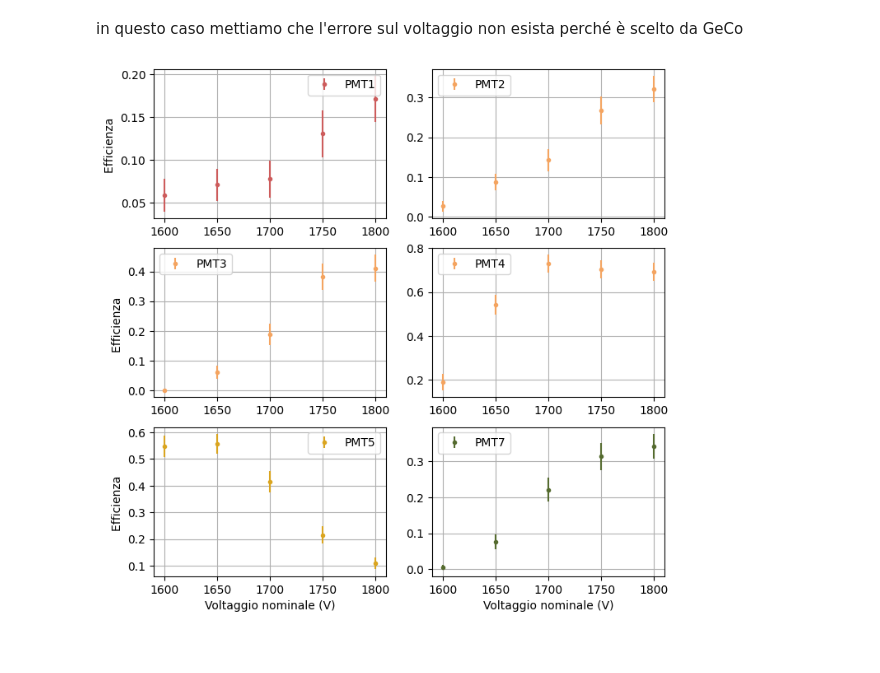
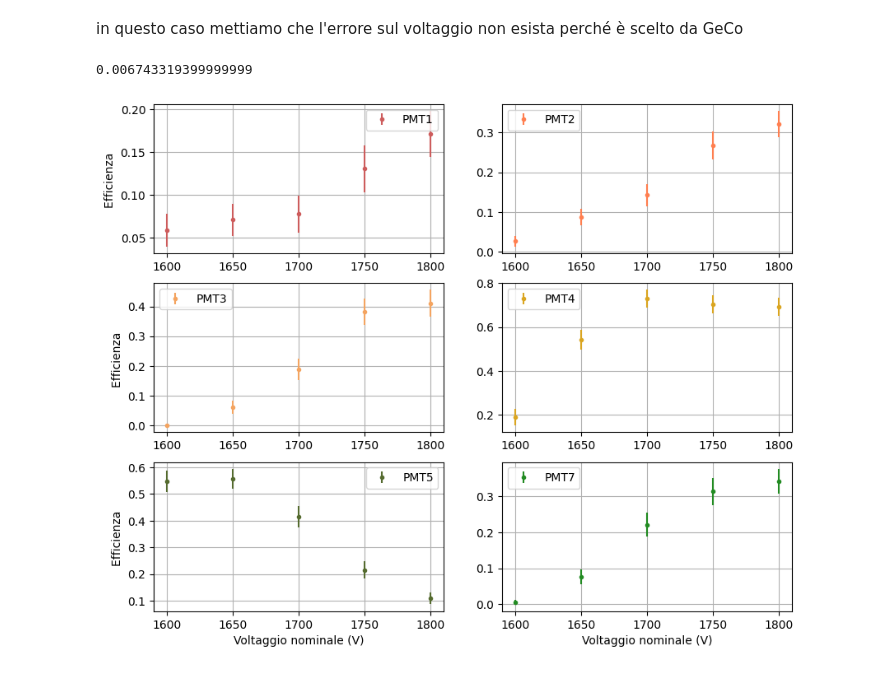
Before and after one commit to JuliaFavaro/Lab-Fund-Int, a Jupyter notebook: MuLife/Calcoli_veloci.ipynb, the cells around one changed output. Saved outputs shown, nothing was run; the diff lists cells and outputs as text; code cells hidden in the pictures.

```diff
--- a/MuLife/Calcoli_veloci.ipynb
+++ b/MuLife/Calcoli_veloci.ipynb
@@ -245,6 +263,10 @@ error7=np.sqrt(triple_7)
 # %%
 counts_acc= 743*1973*(2*len_segnale-2*2e-9)/10 #coincidenza minima di 2ns
 sigma_counts_acc=np.sqrt((np.sqrt(743)*1973)**2+(743*np.sqrt(1973))**2)*(2*len_segnale-2*2e-9)/10
+print(counts_acc)
+
+counts_acc1= 2335*917*(2*len_segnale-2*2e-9)/10 #coincidenza minima di 2ns
+sigma_counts_acc1=np.sqrt((np.sqrt(2335)*917)**2+(2335*np.sqrt(917))**2)*(2*len_segnale-2*2e-9)/10
 
 eff_1=triple_1/(doppie_3_4-counts_acc)
 error_eff1=sigma_eff(triple_1, doppie_3_4, counts_acc, sigma_counts_acc)
@@ -252,14 +274,16 @@ eff_2=triple_2/(doppie_3_4-counts_acc)
 error_eff2=sigma_eff(triple_2, doppie_3_4, counts_acc, sigma_counts_acc)
 
 eff_3=triple_3/(doppie_5_7-counts_acc)
-error_eff3=sigma_eff(triple_3, doppie_5_7, counts_acc, sigma_counts_acc)
+error_eff3=sigma_eff(triple_3, doppie_5_7, counts_acc1, sigma_counts_acc1)
 eff_4=triple_4/(doppie_5_7-counts_acc)
-error_eff4=sigma_eff(triple_4, doppie_5_7, counts_acc, sigma_counts_acc)
+error_eff4=sigma_eff(triple_4, doppie_5_7, counts_acc1, sigma_counts_acc1)
 
 eff_5=triple_5/(doppie_3_4-counts_acc)
 error_eff5=sigma_eff(triple_5, doppie_3_4, counts_acc, sigma_counts_acc)
 eff_7=triple_7/(doppie_3_4-counts_acc)
 error_eff7=sigma_eff(triple_7, doppie_3_4, counts_acc, sigma_counts_acc)
+# %% [output]
+0.006743319399999999
 # %%
 plt.figure(figsize=(10,8))
 plt.tight_layout
@@ -270,38 +294,38 @@ plt.errorbar(V,eff_1,error_eff1, fmt='.', color='indianred',label='PMT1')
 plt.ylabel('Efficienza ')
 plt.grid(True)
 plt.legend()
 
 plt.subplot(3,2,2)
-plt.errorbar(V,eff_2,error_eff2, fmt='.', color='sandybrown', label='PMT2')
+plt.errorbar(V,eff_2,error_eff2, fmt='.', color='coral', label='PMT2')
 plt.grid(True)
 plt.legend()
 
 plt.subplot(3,2,3)
 plt.errorbar(V,eff_3,error_eff3, fmt='.', color='sandybrown', label='PMT3')
 plt.ylabel('Efficienza ')
 plt.grid(True)
 plt.legend()
 
 plt.subplot(3,2,4)
-plt.errorbar(V,eff_4,error_eff4, fmt='.', color='sandybrown', label='PMT4')
+plt.errorbar(V,eff_4,error_eff4, fmt='.', color='goldenrod', label='PMT4')
 plt.grid(True)
 plt.legend()
 
 plt.subplot(3,2,5)
-plt.errorbar(V,eff_5,error_eff5, fmt='.', color='goldenrod', label='PMT5')
+plt.errorbar(V,eff_5,error_eff5, fmt='.', color='darkolivegreen', label='PMT5')
 plt.xlabel('Voltaggio nominale (V)')
 plt.ylabel('Efficienza ')
 plt.grid(True)
 plt.legend()
 
 plt.subplot(3,2,6)
-plt.errorbar(V,eff_7,error_eff7, fmt='.', color='darkolivegreen',label='PMT7')
+plt.errorbar(V,eff_7,error_eff7, fmt='.', color='forestgreen',label='PMT7')
 plt.xlabel('Voltaggio nominale (V)')
 plt.grid(True)
 plt.legend()
 plt.show()
 # %% [output]
-[figure, old version]
+[figure, new version]
 # %%
 plt.figure(figsize=(8,8))
 plt.tight_layout
```
Also changed, not shown: parts of 14 cells of this notebook.
